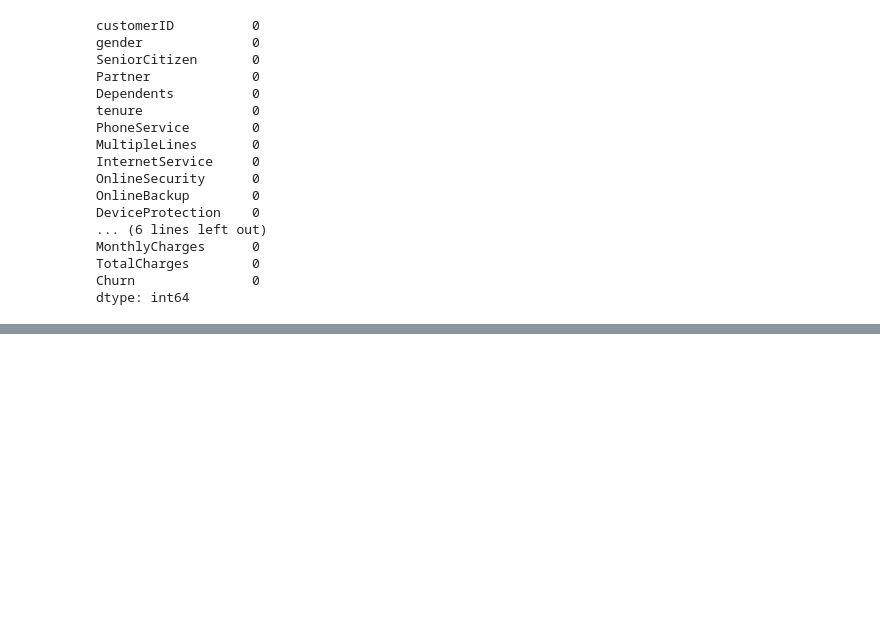
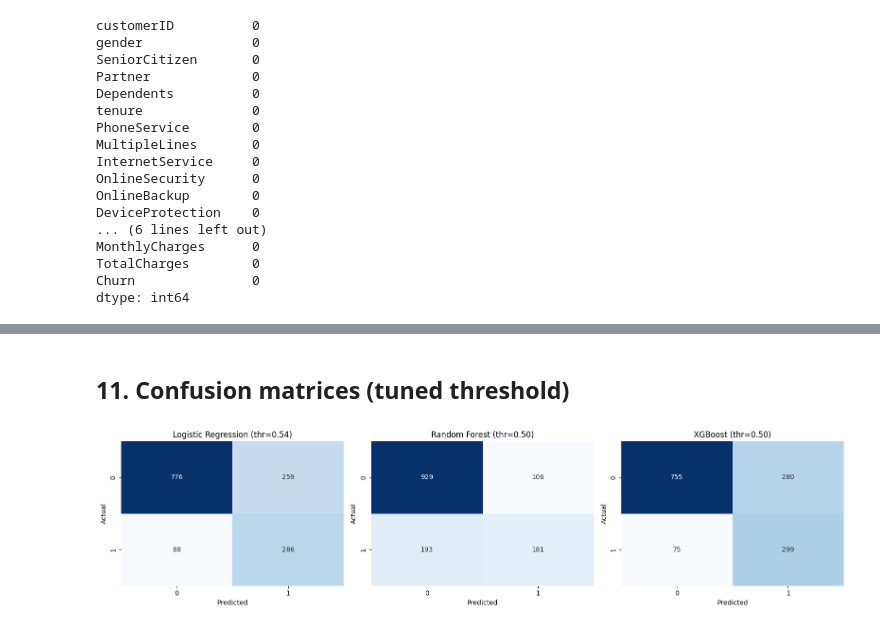
Before and after one commit to mahee0802/FUTURE_ML_02, a Jupyter notebook: notebook/ML_2.ipynb, the cells around one changed output, grey strips where cells are left out. Cells and saved outputs as stored; diff of their text form; code cells hidden in the pictures; blank space fills up the shorter version.

```diff
--- a/notebook/ML_2.ipynb
+++ b/notebook/ML_2.ipynb
@@ -260,0 +195,13 @@ NameError: name 'churn_predictions_with_probability' is not defined
+# %%
+best_name = 'Logistic Regression'          # simplest model, ~tied with XGBoost on ROC-AUC
+best_pipe = pipelines[best_name]
+best_prob = probs[best_name]
+
+pr, rc, th = precision_recall_curve(y_test, best_prob)
+f1 = 2 * pr * rc / (pr + rc + 1e-9)
+best_t = th[f1[:-1].argmax()]
+print(f"Best-F1 threshold: {best_t:.3f}\n")
+
+for t, label in [(0.5, "Default threshold 0.5"), (best_t, f"Tuned threshold {best_t:.3f}")]:
+    print("=== " + label + " ===")
+    print(classification_report(y_test, (best_prob >= t).astype(int), digits=3))
@@ -260,0 +226,11 @@ NameError: name 'churn_predictions_with_probability' is not defined
+# %% [markdown]
+## 11. Confusion matrices (tuned threshold)
+# %%
+fig, ax = plt.subplots(1, 3, figsize=(16, 4))
+for a, (name, p) in zip(ax, probs.items()):
+    t = best_t if name == best_name else 0.5
+    sns.heatmap(confusion_matrix(y_test, (p >= t).astype(int)), annot=True, fmt='d', cmap='Blues', ax=a, cbar=False)
+    a.set(xlabel="Predicted", ylabel="Actual", title=f"{name} (thr={t:.2f})")
+plt.tight_layout(); plt.show()
+# %% [output]
+[figure, added]
```
Also changed, not shown: parts of 50 cells of this notebook, 3 other files.
